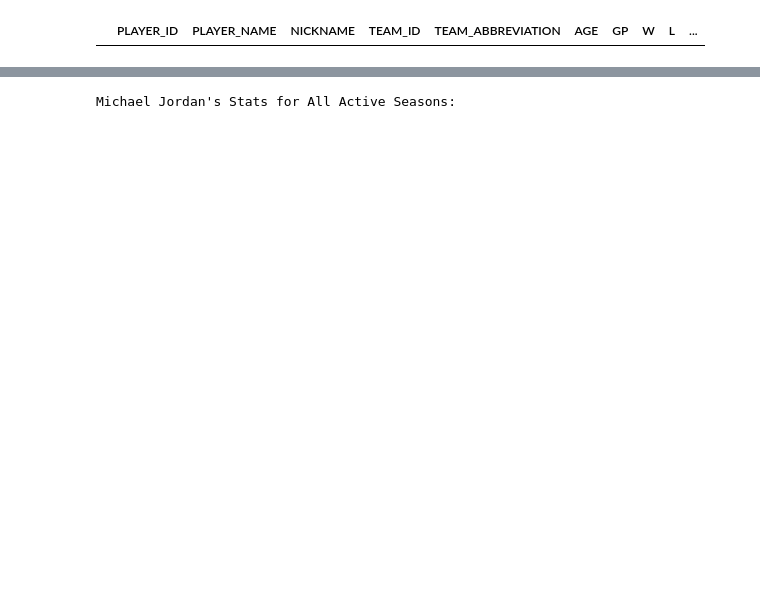
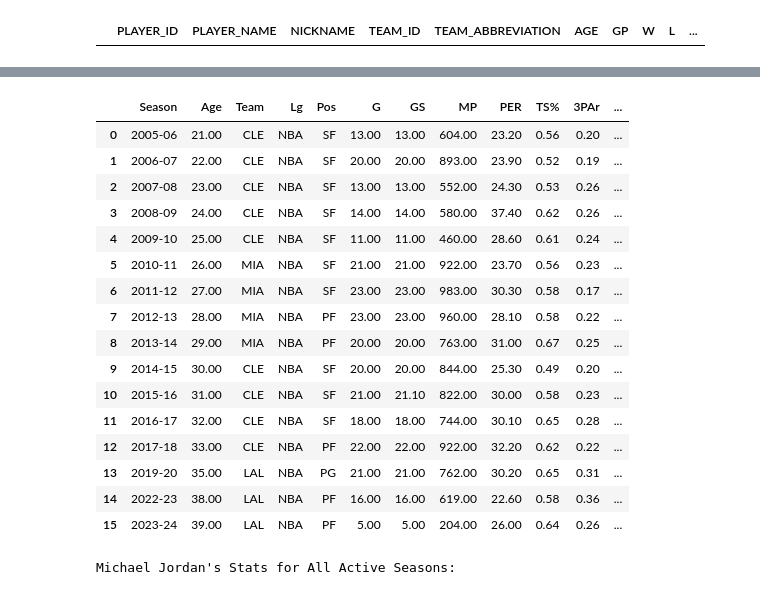
Before and after one commit to ngcarvajall/Proyecto5-GOAT_MJ_LJ, a Jupyter notebook: API_NBA_Stats.ipynb, the cells around one changed output, grey strips where cells are left out. Saved outputs shown, nothing was run; the diff lists cells and outputs as text; code cells hidden in the pictures; blank space fills up the shorter version.

Commit message:
playoffs

```diff
--- a/prueba_liga.ipynb
+++ b/API_NBA_Stats.ipynb
@@ -104,6 +104,28 @@ lebron_active_stats_df = all_players_stats_df[all_players_stats_df['PLAYER_NAME'
 | 12076 | 2544 | LeBron James | LeBron | 1610612747 | LAL | 37.00 | 56 | 25 | 31 | ... |
 | 12639 | 2544 | LeBron James | LeBron | 1610612747 | LAL | 38.00 | 55 | 30 | 25 | ... |
 | 13210 | 2544 | LeBron James | LeBron | 1610612747 | LAL | 39.00 | 71 | 41 | 30 | ... |
+# %%
+df_playoff_lebron = pd.read_csv("C:\\Users\\DELL\\Downloads\\lebron_stats (1).csv")
+# %%
+df_playoff_lebron
+# %% [output]
+|  | Season | Age | Team | Lg | Pos | G | GS | MP | PER | TS% | 3PAr | ... |
+| 0 | 2005-06 | 21.00 | CLE | NBA | SF | 13.00 | 13.00 | 604.00 | 23.20 | 0.56 | 0.20 | ... |
+| 1 | 2006-07 | 22.00 | CLE | NBA | SF | 20.00 | 20.00 | 893.00 | 23.90 | 0.52 | 0.19 | ... |
+| 2 | 2007-08 | 23.00 | CLE | NBA | SF | 13.00 | 13.00 | 552.00 | 24.30 | 0.53 | 0.26 | ... |
+| 3 | 2008-09 | 24.00 | CLE | NBA | SF | 14.00 | 14.00 | 580.00 | 37.40 | 0.62 | 0.26 | ... |
+| 4 | 2009-10 | 25.00 | CLE | NBA | SF | 11.00 | 11.00 | 460.00 | 28.60 | 0.61 | 0.24 | ... |
+| 5 | 2010-11 | 26.00 | MIA | NBA | SF | 21.00 | 21.00 | 922.00 | 23.70 | 0.56 | 0.23 | ... |
+| 6 | 2011-12 | 27.00 | MIA | NBA | SF | 23.00 | 23.00 | 983.00 | 30.30 | 0.58 | 0.17 | ... |
+| 7 | 2012-13 | 28.00 | MIA | NBA | PF | 23.00 | 23.00 | 960.00 | 28.10 | 0.58 | 0.22 | ... |
+| 8 | 2013-14 | 29.00 | MIA | NBA | PF | 20.00 | 20.00 | 763.00 | 31.00 | 0.67 | 0.25 | ... |
+| 9 | 2014-15 | 30.00 | CLE | NBA | SF | 20.00 | 20.00 | 844.00 | 25.30 | 0.49 | 0.20 | ... |
+| 10 | 2015-16 | 31.00 | CLE | NBA | SF | 21.00 | 21.10 | 822.00 | 30.00 | 0.58 | 0.23 | ... |
+| 11 | 2016-17 | 32.00 | CLE | NBA | SF | 18.00 | 18.00 | 744.00 | 30.10 | 0.65 | 0.28 | ... |
+| 12 | 2017-18 | 33.00 | CLE | NBA | PF | 22.00 | 22.00 | 922.00 | 32.20 | 0.62 | 0.22 | ... |
+| 13 | 2019-20 | 35.00 | LAL | NBA | PG | 21.00 | 21.00 | 762.00 | 30.20 | 0.65 | 0.31 | ... |
+| 14 | 2022-23 | 38.00 | LAL | NBA | PF | 16.00 | 16.00 | 619.00 | 22.60 | 0.58 | 0.36 | ... |
+| 15 | 2023-24 | 39.00 | LAL | NBA | PF | 5.00 | 5.00 | 204.00 | 26.00 | 0.64 | 0.26 | ... |
 # %%
 from nba_api.stats.endpoints import playercareerstats
 import pandas as pd
```
Also changed, not shown: parts of 2 cells of this notebook, 1 other file.
